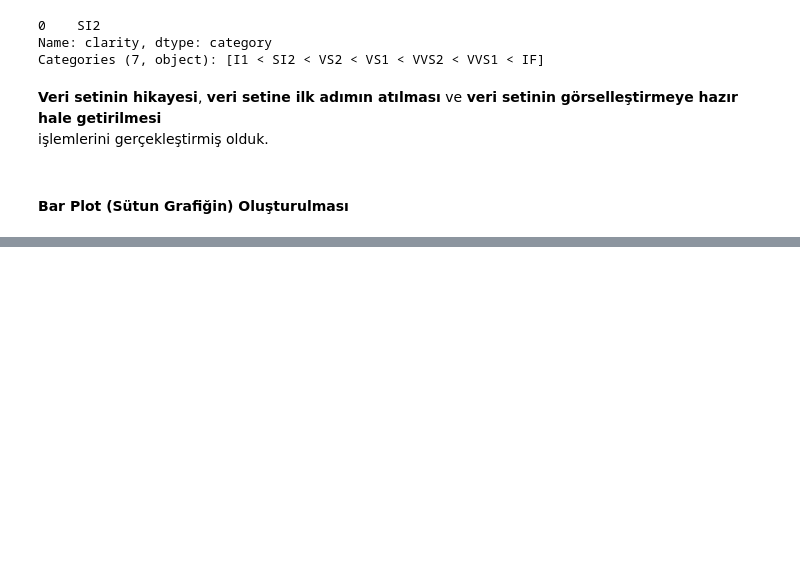
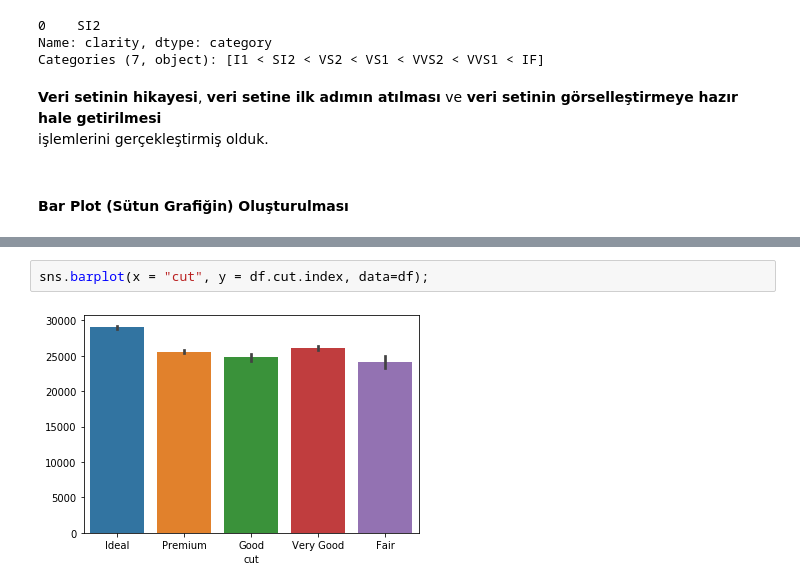
Before and after one commit to recepayddogdu/Data-Science, a Jupyter notebook: Data_Visualization(Seaborn)/Seaborn.ipynb, the cells around one changed output, grey strips where cells are left out. Saved outputs shown, nothing was run; the diff lists cells and outputs as text; blank space fills up the shorter version.

```diff
--- a/Data_Visualization(Seaborn)/Seaborn.ipynb
+++ b/Data_Visualization(Seaborn)/Seaborn.ipynb
@@ -557,0 +580,4 @@ işlemlerini gerçekleştirmiş olduk.
+# %%
+sns.barplot(x = "cut", y = df.cut.index, data=df);
+# %% [output]
+[figure, added]
```
Also changed, not shown: parts of 5 cells of this notebook, 2 other files.
